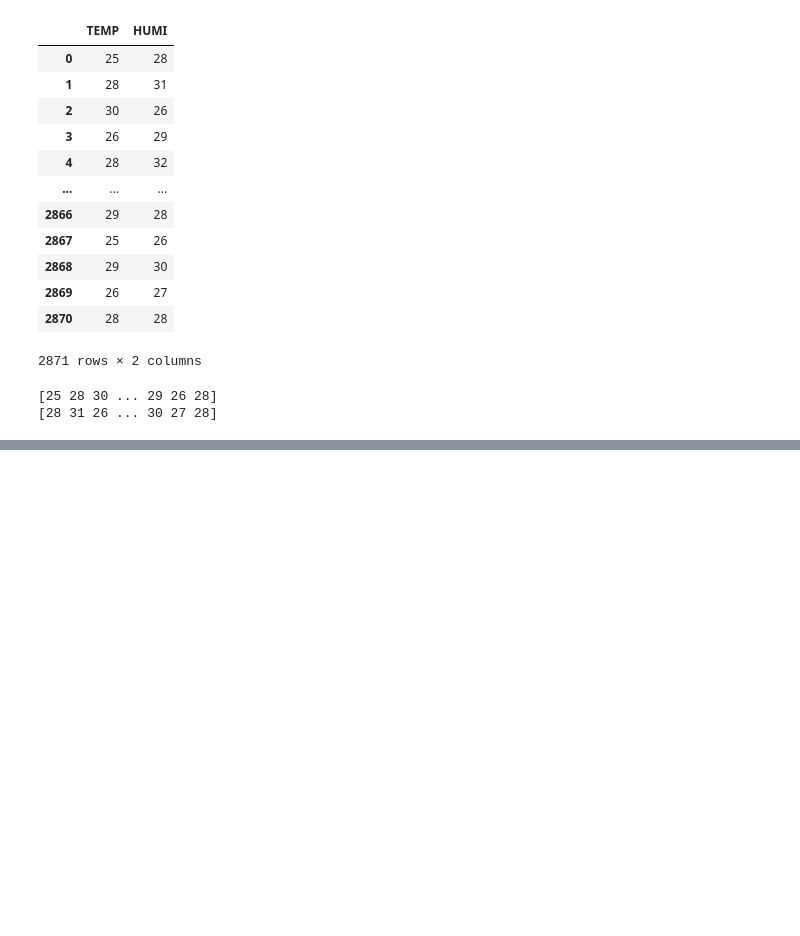
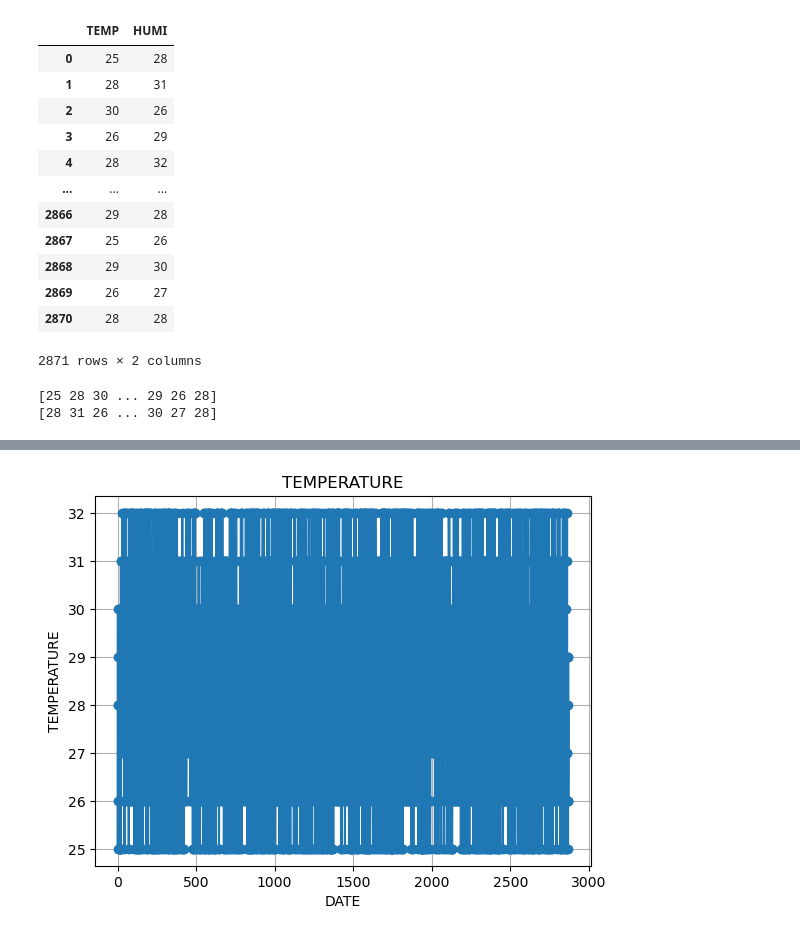
Before and after one commit to IanNoelBanta/DSP-MidtermProject, a Jupyter notebook: dummyAnalysis.ipynb, the cells around one changed output, grey strips where cells are left out. Drawn from its saved outputs; the diff is of its cells as text; code cells hidden in the pictures; blank space fills up the shorter version.

```diff
--- a/dummyAnalysis.ipynb
+++ b/dummyAnalysis.ipynb
@@ -272,0 +58,11 @@ The choice of tools and techniques for periodicity analysis may depend on the co
+# %%
+plt.plot(tempVector, marker='o') # dapat (date, tempVector)
+
+
+plt.xlabel("DATE")
+plt.ylabel("TEMPERATURE")
+plt.title("TEMPERATURE")
+plt.grid()
+plt.show()
+# %% [output]
+[figure, added]
```
Also changed, not shown: parts of 8 cells of this notebook.
